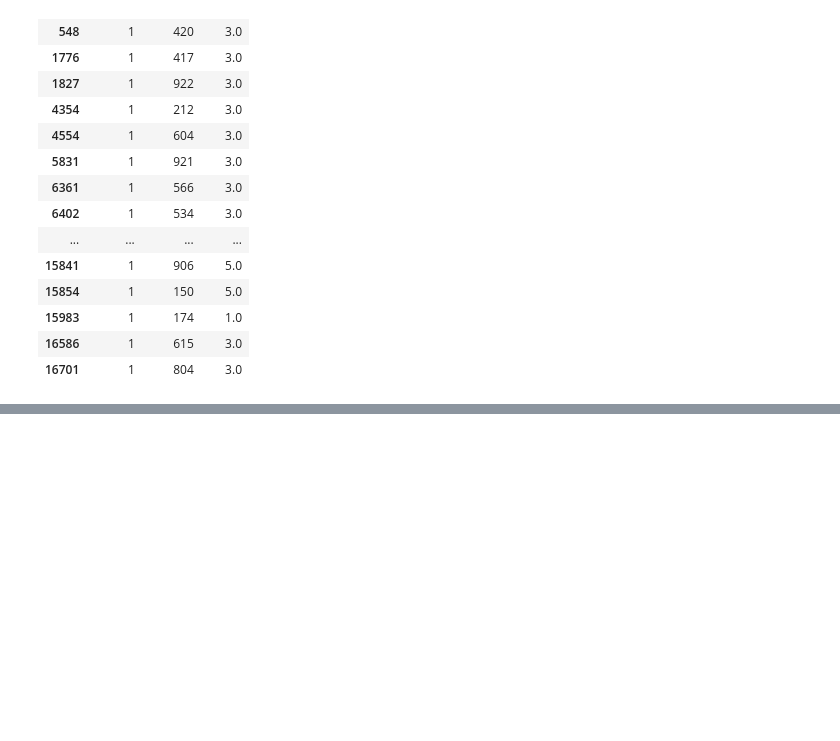
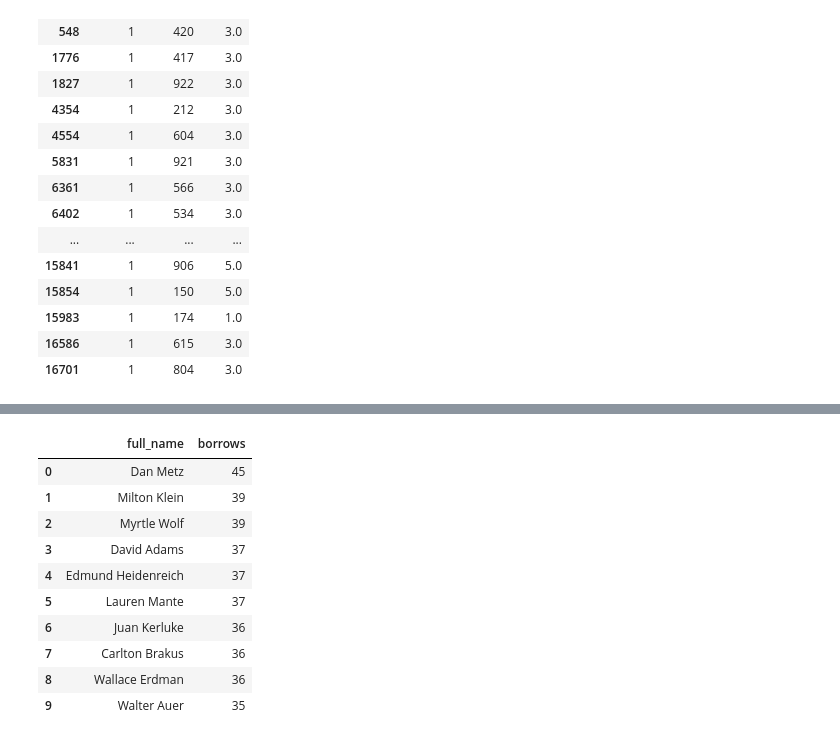
Before and after one commit to Cyrylos/library-cms-recommendation-system, a Jupyter notebook: recommendation_system_nb.ipynb, the cells around one changed output, grey strips where cells are left out. Cells and saved outputs as stored; diff of their text form; code cells hidden in the pictures; blank space fills up the shorter version.

```diff
--- a/recommendation_system_nb.ipynb
+++ b/recommendation_system_nb.ipynb
@@ -201,0 +347,16 @@ user_borrows_ratings_df.loc[user_borrows_ratings_df['user_id'] == 1]
+# %%
+top_ten_index += 1
+top_ten_key = top_ten_keys[top_ten_index]
+get_top_ten(top_ten_key)
+# %% [output]
+|  | full_name | borrows |
+| 0 | Dan Metz | 45 |
+| 1 | Milton Klein | 39 |
+| 2 | Myrtle Wolf | 39 |
+| 3 | David Adams | 37 |
+| 4 | Edmund Heidenreich | 37 |
+| 5 | Lauren Mante | 37 |
+| 6 | Juan Kerluke | 36 |
+| 7 | Carlton Brakus | 36 |
+| 8 | Wallace Erdman | 36 |
+| 9 | Walter Auer | 35 |
```
Also changed, not shown: parts of 9 cells of this notebook.
